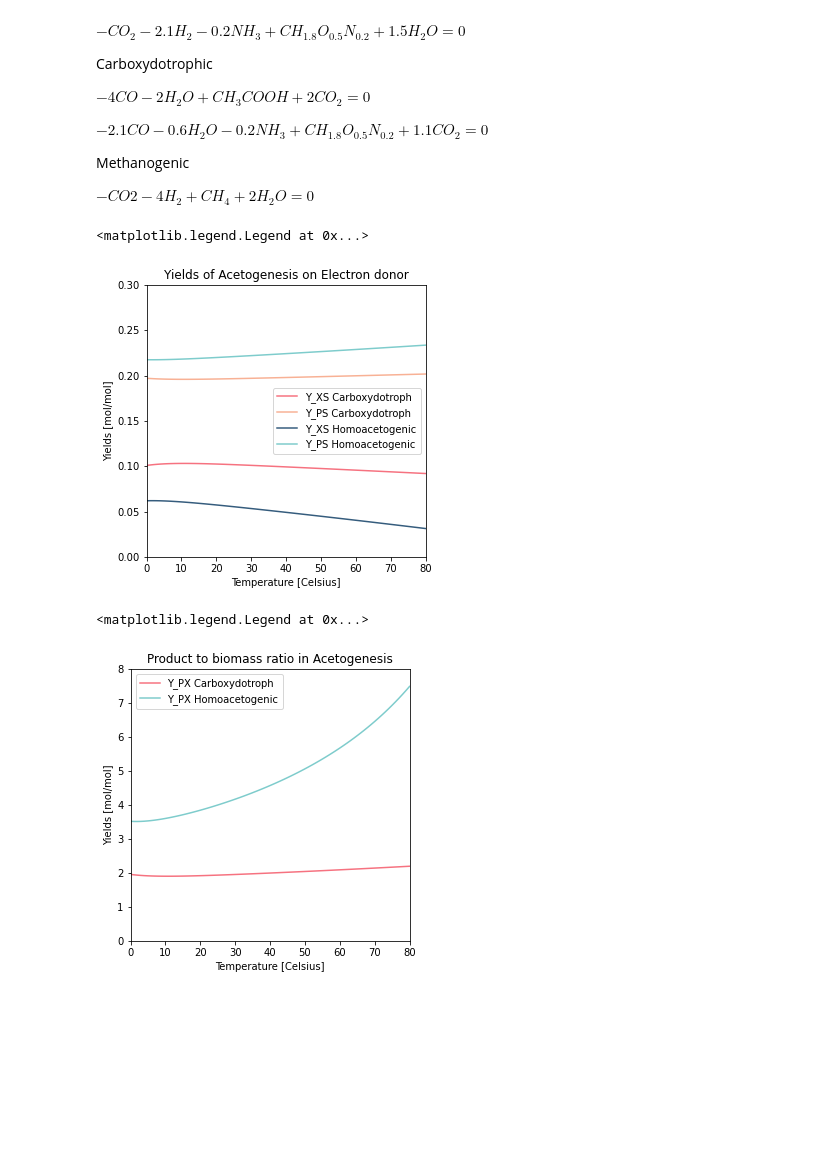
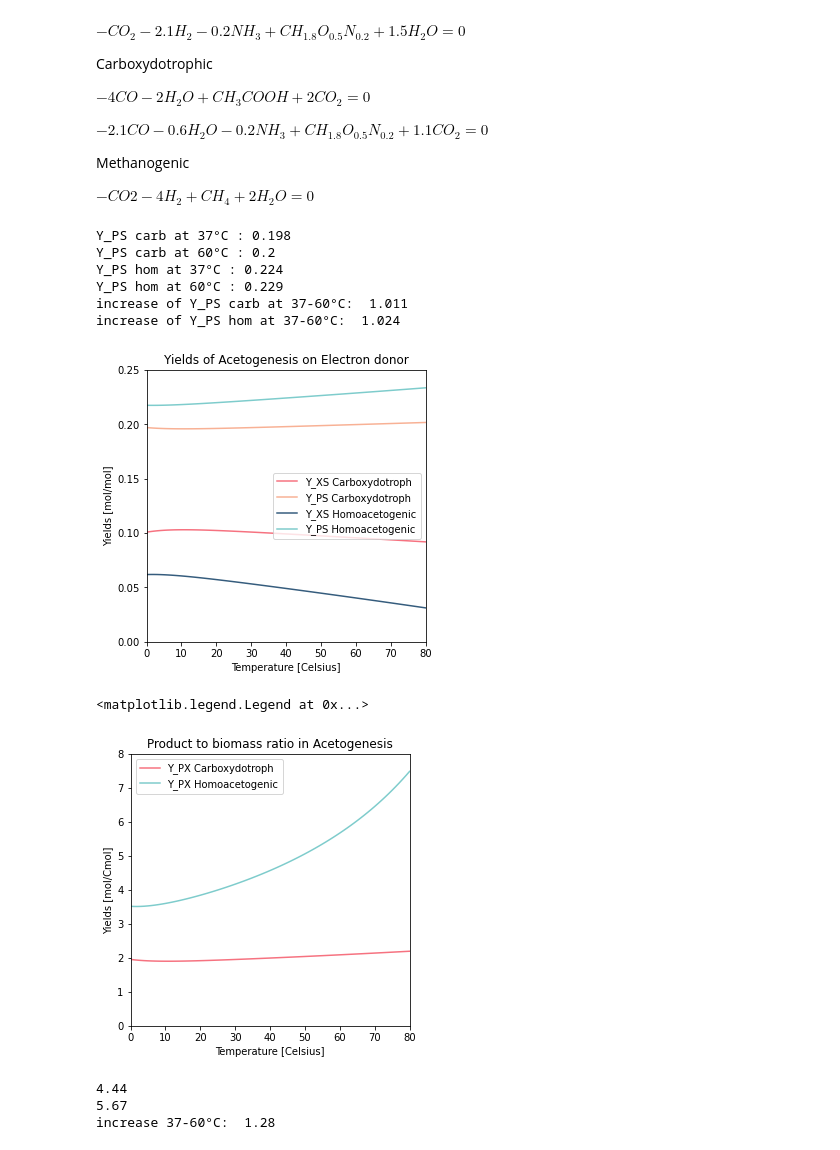
Before and after one commit to biosustain/CO2_fixation_models, a Jupyter notebook: Scripts/S1_AcetogenYieldTempDependency.ipynb, the cells around one changed output. Cells and saved outputs as stored; diff of their text form; code cells hidden in the pictures; blank space fills up the shorter version.

```diff
--- a/Scripts/S1_AcetogenYieldTempDependency.ipynb
+++ b/Scripts/S1_AcetogenYieldTempDependency.ipynb
@@ -158,39 +158,57 @@ a_G = 1000 #kJ/CmolX
 def R_X(T):
     return 1 + T*0
 
 def R_CO_carb(T):
     m_G = 0.3**(69000/R*(1/298-1/T)) #[kJ/h/CmolX]
     DrGT_carb = DrG0_carb * (T/298.15) + DrH0_carb * (1-T/298.15)
     return -4 * (-(m_G+a_G*µ)/DrGT_carb) -2.1
 
 def R_actt_carb(T):
     m_G = 0.3**(69000/R*(1/298-1/T)) #[kJ/h/CmolX]
     DrGT_carb = DrG0_carb * (T/298.15) + DrH0_carb * (1-T/298.15)
     return -(m_G+a_G*µ)/DrGT_carb
 
-def R_CO_hom(T):
+def R_H2_hom(T):
     m_G = 0.3**(69000/R*(1/298-1/T)) #[kJ/h/CmolX]
     DrGT_hom = DrG0_hom * (T/298.15) + DrH0_hom * (1-T/298.15)
     return -4 * (-(m_G+a_G*µ)/DrGT_hom) -2.1
 
 def R_actt_hom(T):
     m_G = 0.3**(69000/R*(1/298-1/T)) #[kJ/h/CmolX]
     DrGT_hom = DrG0_hom * (T/298.15) + DrH0_hom * (1-T/298.15)
     return -(m_G+a_G*µ)/DrGT_hom
 
 plt.figure(figsize=(5,5))
 plt.title(f"Yields of Acetogenesis on Electron donor")
-plt.axis([0, 80, 0, 0.3])
+plt.axis([0, 80, 0, 0.25])
 plt.xlabel('Temperature [Celsius]')
 plt.ylabel('Yields [mol/mol]')
 plt.plot(Kelvin_Celsius(T), -R_X(T)/R_CO_carb(T), color='#F67280')
 plt.plot(Kelvin_Celsius(T), -R_actt_carb(T)/R_CO_carb(T), color='#F8B195')
-plt.plot(Kelvin_Celsius(T), -R_X(T)/R_CO_hom(T), color='#355C7D')
-plt.plot(Kelvin_Celsius(T), -R_actt_hom(T)/R_CO_hom(T), color='#7ECCCC')
+plt.plot(Kelvin_Celsius(T), -R_X(T)/R_H2_hom(T), color='#355C7D')
+plt.plot(Kelvin_Celsius(T), -R_actt_hom(T)/R_H2_hom(T), color='#7ECCCC')
+#plt.legend(['Y_PS Carboxydotroph','Y_PS Homoacetogenic'])
 plt.legend(['Y_XS Carboxydotroph','Y_PS Carboxydotroph','Y_XS Homoacetogenic','Y_PS Homoacetogenic'])
+
+print("Y_PS carb at 37°C :", round(-R_actt_carb(Celsius_Kelvin(37))/R_CO_carb(Celsius_Kelvin(37)),3))
+print("Y_PS carb at 60°C :", round(-R_actt_carb(Celsius_Kelvin(60))/R_CO_carb(Celsius_Kelvin(60)),3))
+print("Y_PS hom at 37°C :", round(-R_actt_hom(Celsius_Kelvin(37))/R_H2_hom(Celsius_Kelvin(37)),3))
+print("Y_PS hom at 60°C :", round(-R_actt_hom(Celsius_Kelvin(60))/R_H2_hom(Celsius_Kelvin(60)),3))
+
+print("increase of Y_PS carb at 37-60°C: ",
+      round((-R_actt_carb(Celsius_Kelvin(60))/R_CO_carb(Celsius_Kelvin(60)))/
+             (-R_actt_carb(Celsius_Kelvin(37))/R_CO_carb(Celsius_Kelvin(37))),3))
+print("increase of Y_PS hom at 37-60°C: ",
+      round((-R_actt_hom(Celsius_Kelvin(60))/R_H2_hom(Celsius_Kelvin(60)))/
+             (-R_actt_hom(Celsius_Kelvin(37))/R_H2_hom(Celsius_Kelvin(37))),3))
 # %% [output]
-<matplotlib.legend.Legend at 0x...>
+Y_PS carb at 37°C : 0.198
+Y_PS carb at 60°C : 0.2
+Y_PS hom at 37°C : 0.224
+Y_PS hom at 60°C : 0.229
+increase of Y_PS carb at 37-60°C:  1.011
+increase of Y_PS hom at 37-60°C:  1.024
-[figure, old version]
+[figure, new version]
 # %%
 µ = 0.3 #[/h]
 a_G = 1000 #kJ/CmolX
@@ -199,14 +217,23 @@ plt.figure(figsize=(5,5))
 plt.title(f"Product to biomass ratio in Acetogenesis")
 plt.axis([0, 80, 0, 8])
 plt.xlabel('Temperature [Celsius]')
-plt.ylabel('Yields [mol/mol]')
+plt.ylabel('Yields [mol/Cmol]')
 plt.plot(Kelvin_Celsius(T), R_actt_carb(T)/R_X(T), color='#F67280')
 plt.plot(Kelvin_Celsius(T), R_actt_hom(T)/R_X(T), color='#7ECCCC')
 
 plt.legend(['Y_PX Carboxydotroph','Y_PX Homoacetogenic'])
 # %% [output]
 <matplotlib.legend.Legend at 0x...>
-[figure, old version]
+[figure, new version]
+# %%
+print(round(R_actt_hom(Celsius_Kelvin(37))/R_X(Celsius_Kelvin(37)),2))
+print(round(R_actt_hom(Celsius_Kelvin(60))/R_X(Celsius_Kelvin(60)),2))
+
+print("increase 37-60°C: ", round((R_actt_hom(Celsius_Kelvin(60))/R_X(Celsius_Kelvin(60)))/(R_actt_hom(Celsius_Kelvin(37))/R_X(Celsius_Kelvin(37))),2))
+# %% [output]
+4.44
+5.67
+increase 37-60°C:  1.28
 # %%
 µ = 0.3 #[/h]
 a_G = 1000 #kJ/CmolX
```
Also changed, not shown: parts of 2 cells of this notebook, 1 other file.
